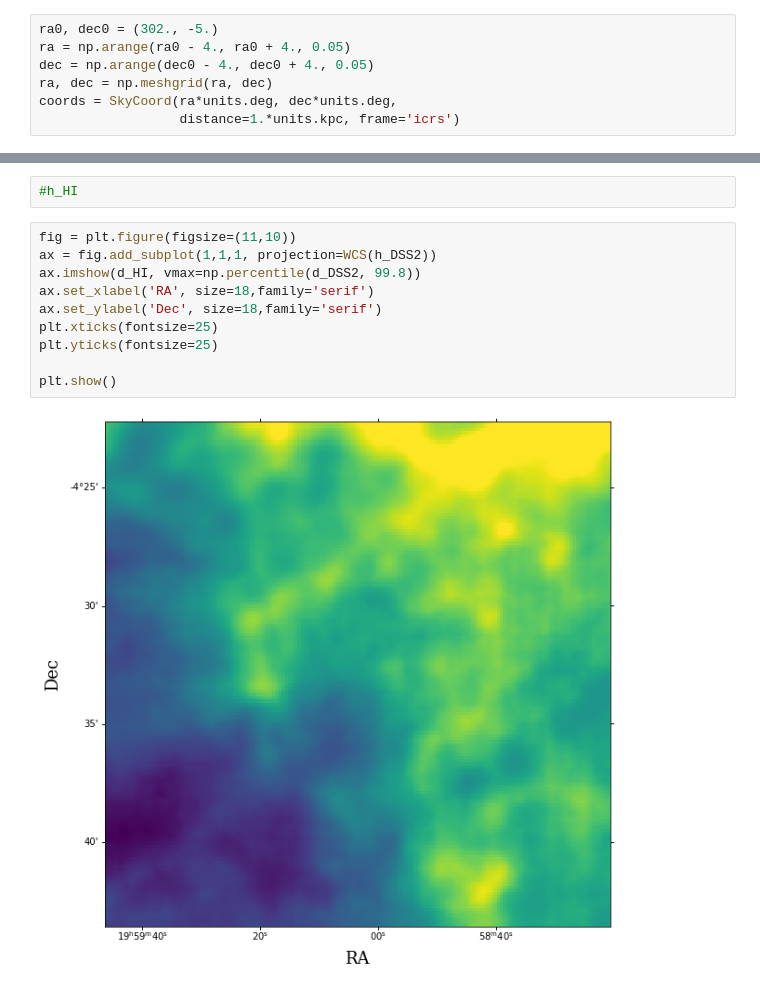
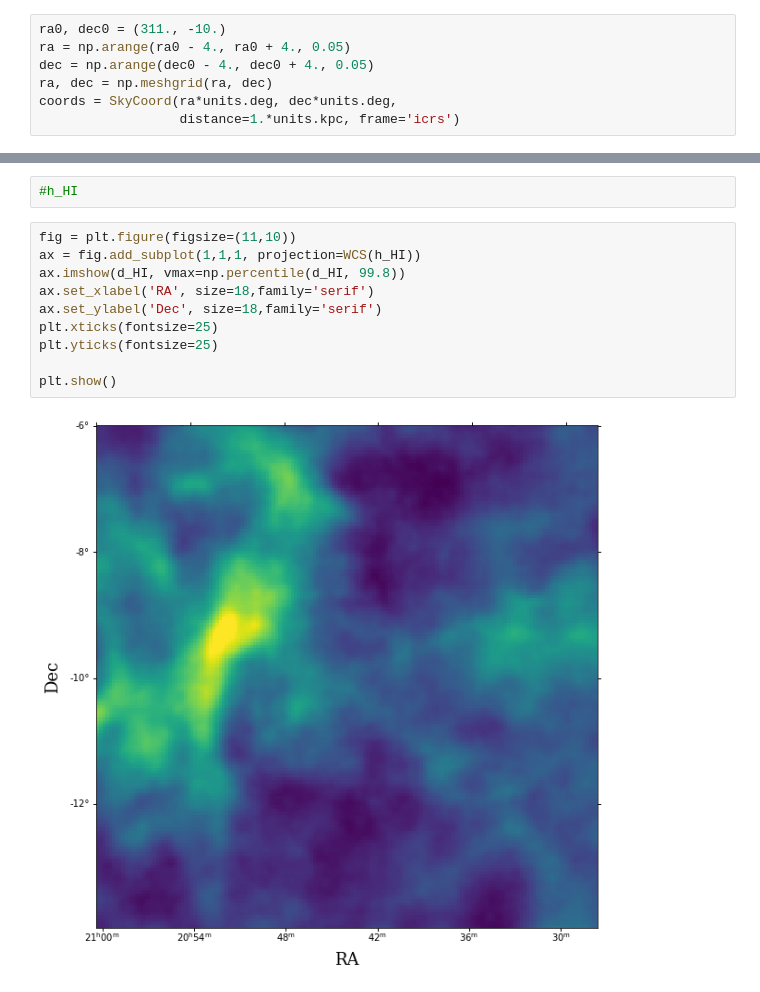
Before and after one commit to helgadenes/Astrophysical_Objects_yachay, a Jupyter notebook: Tutorials/Dust/Dust_and_gas_maps_v2.ipynb, the cells around one changed output, grey strips where cells are left out. Drawn from its saved outputs; the diff is of its cells as text.

```diff
--- a/Tutorials/Dust/Dust_and_gas_maps_v2.ipynb
+++ b/Tutorials/Dust/Dust_and_gas_maps_v2.ipynb
@@ -111,5 +68,5 @@ c_g.icrs
 # %%
-ra0, dec0 = (302., -5.)
+ra0, dec0 = (311., -10.)
 ra = np.arange(ra0 - 4., ra0 + 4., 0.05)
 dec = np.arange(dec0 - 4., dec0 + 4., 0.05)
 ra, dec = np.meshgrid(ra, dec)
@@ -227,13 +136,13 @@ WARNING: AstropyDeprecationWarning: The truth value of a Quantity is ambiguous.
 #h_HI
 # %%
 fig = plt.figure(figsize=(11,10))
-ax = fig.add_subplot(1,1,1, projection=WCS(h_DSS2))
-ax.imshow(d_HI, vmax=np.percentile(d_DSS2, 99.8))
+ax = fig.add_subplot(1,1,1, projection=WCS(h_HI))
+ax.imshow(d_HI, vmax=np.percentile(d_HI, 99.8))
 ax.set_xlabel('RA', size=18,family='serif')
 ax.set_ylabel('Dec', size=18,family='serif')
 plt.xticks(fontsize=25)
 plt.yticks(fontsize=25)
 
 plt.show()
 # %% [output]
-[figure, old version]
+[figure, new version]
```
Also changed, not shown: parts of 22 cells of this notebook, 1 other file.
